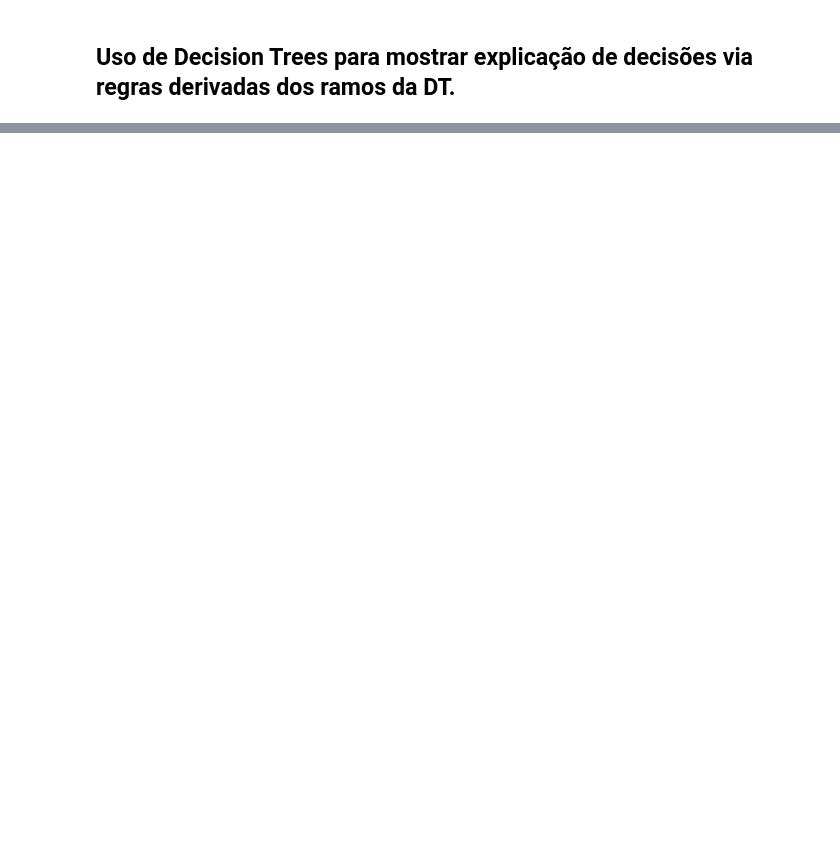
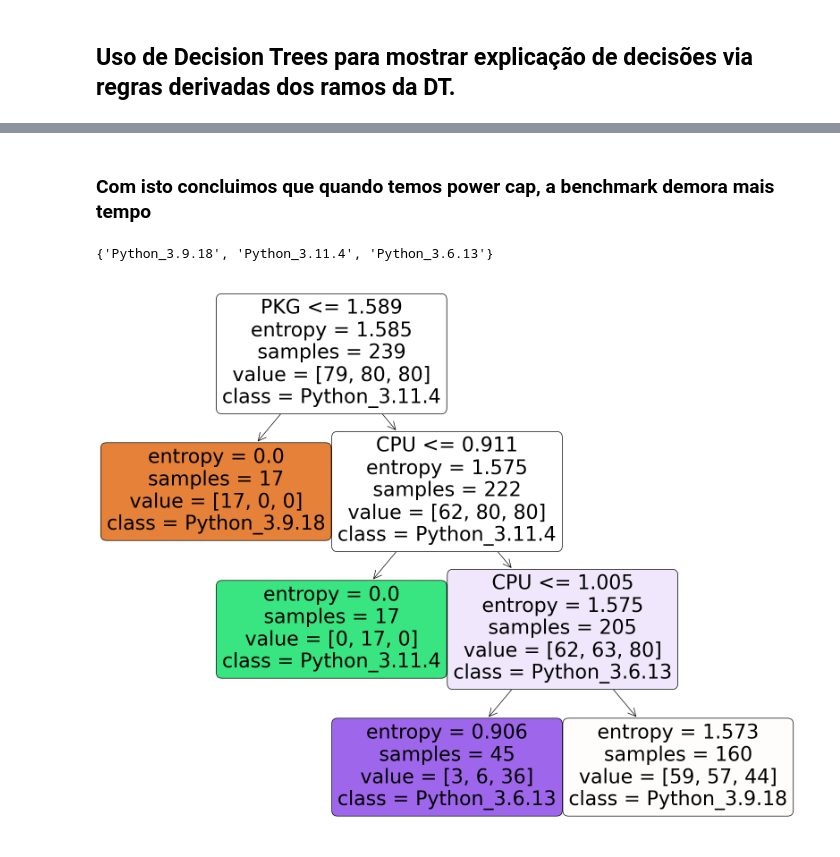
Before and after one commit to JoseBambora/ProjetoEES, a Jupyter notebook: Parte3/Aula3_eng.ipynb, the cells around one changed output, grey strips where cells are left out. Drawn from its saved outputs; the diff is of its cells as text; code cells hidden in the pictures; blank space fills up the shorter version.

```diff
--- a/Parte3/Aula3_eng.ipynb
+++ b/Parte3/Aula3_eng.ipynb
@@ -46,0 +54,7 @@ tree.plot_tree(clf,feature_names=atribs,class_names=classes,filled=True, rounded
+# %% [markdown]
+### Com isto concluimos que quando temos power cap, a benchmark demora mais tempo
+# %%
+plot_relation('Language',['PKG','CPU'])
+# %% [output]
+{'Python_3.9.18', 'Python_3.11.4', 'Python_3.6.13'}
+[figure, added]
```
Also changed, not shown: parts of 12 cells of this notebook, 2 other files.
